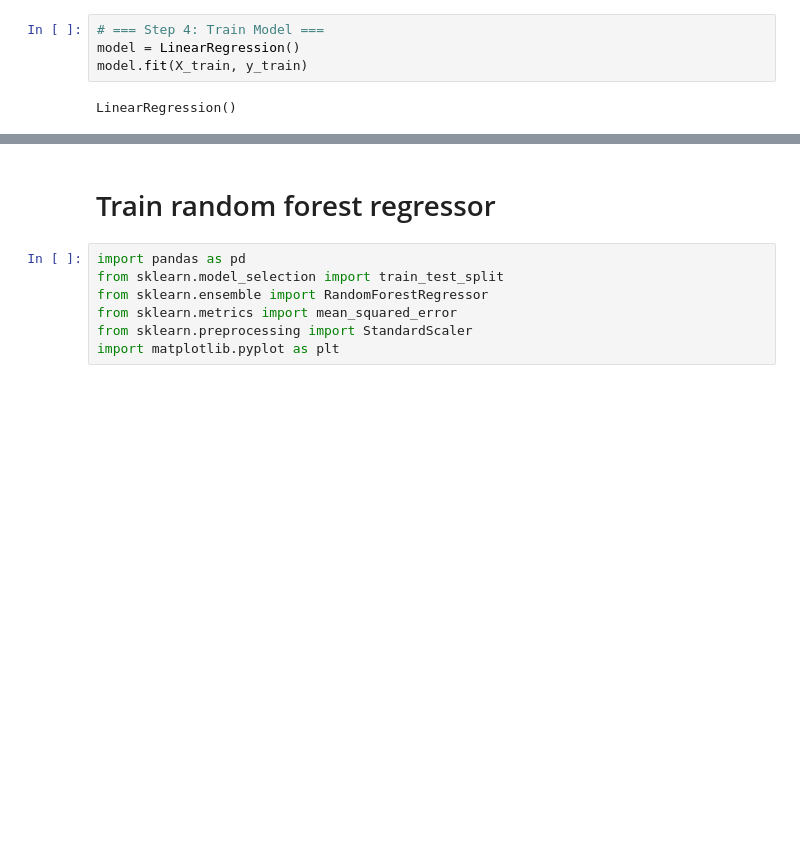
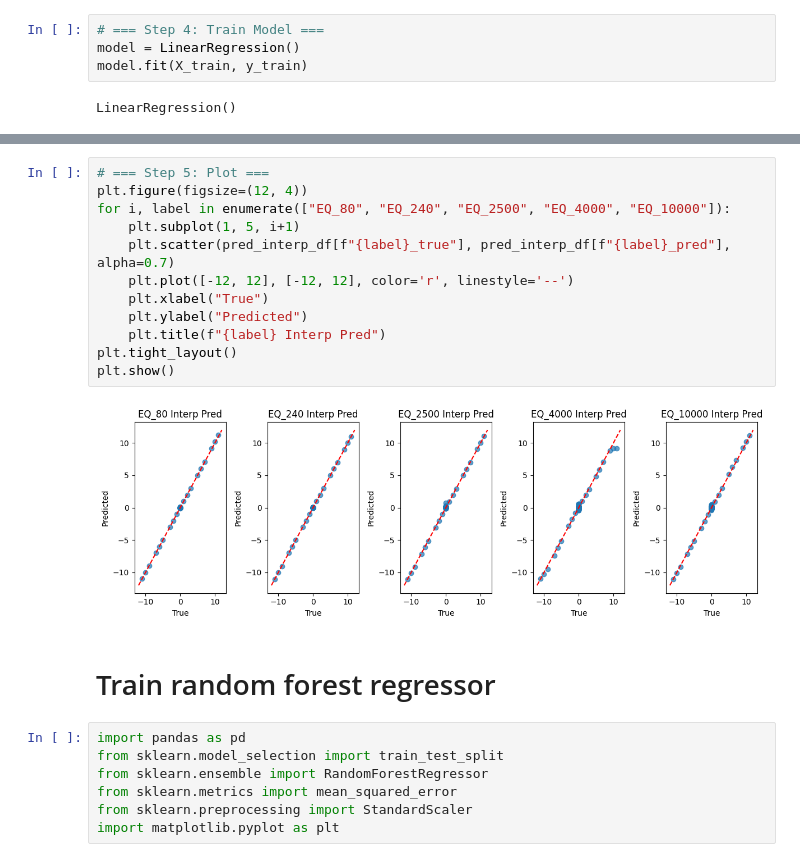
Before and after one commit to vaclisinc/Vaclis_Tone_Replication, a Jupyter notebook: baseline.ipynb, the cells around one changed output, grey strips where cells are left out. Drawn from its saved outputs; the diff is of its cells as text; blank space fills up the shorter version.

```diff
--- a/baseline.ipynb
+++ b/baseline.ipynb
@@ -73,3 +112,17 @@ plt.show()
+# %%
+# === Step 5: Plot ===
+plt.figure(figsize=(12, 4))
+for i, label in enumerate(["EQ_80", "EQ_240", "EQ_2500", "EQ_4000", "EQ_10000"]):
+    plt.subplot(1, 5, i+1)
+    plt.scatter(pred_interp_df[f"{label}_true"], pred_interp_df[f"{label}_pred"], alpha=0.7)
+    plt.plot([-12, 12], [-12, 12], color='r', linestyle='--')
+    plt.xlabel("True")
+    plt.ylabel("Predicted")
+    plt.title(f"{label} Interp Pred")
+plt.tight_layout()
+plt.show()
+# %% [output]
+[figure, added]
 # %% [markdown]
 # Train random forest regressor
 # %%
```
Also changed, not shown: parts of 11 cells of this notebook, 7 other files.
